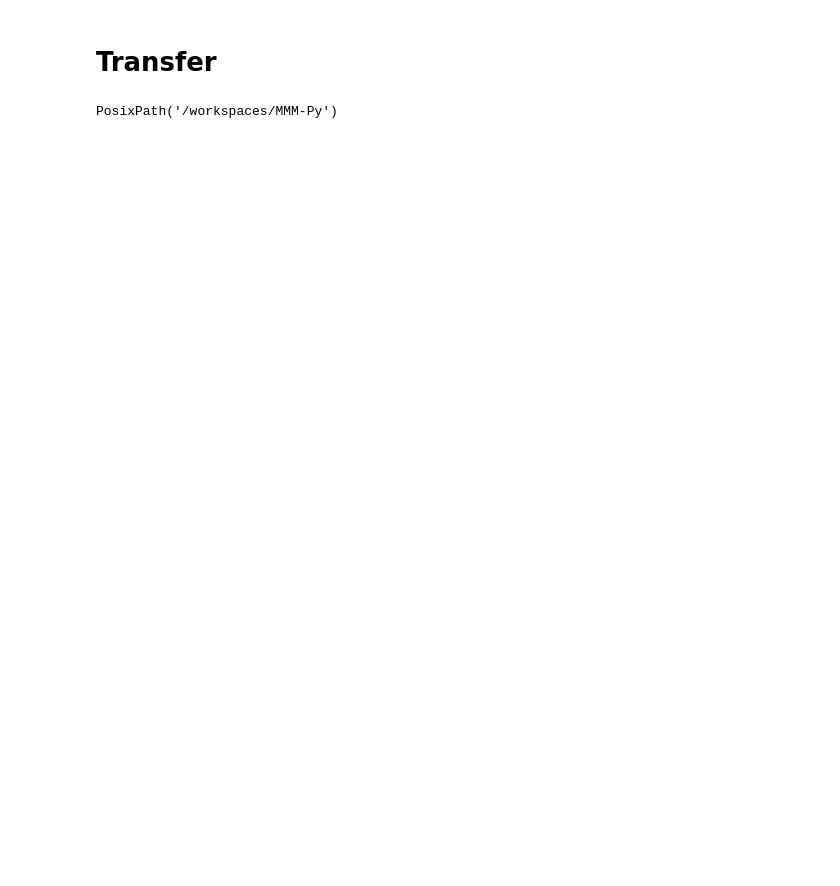
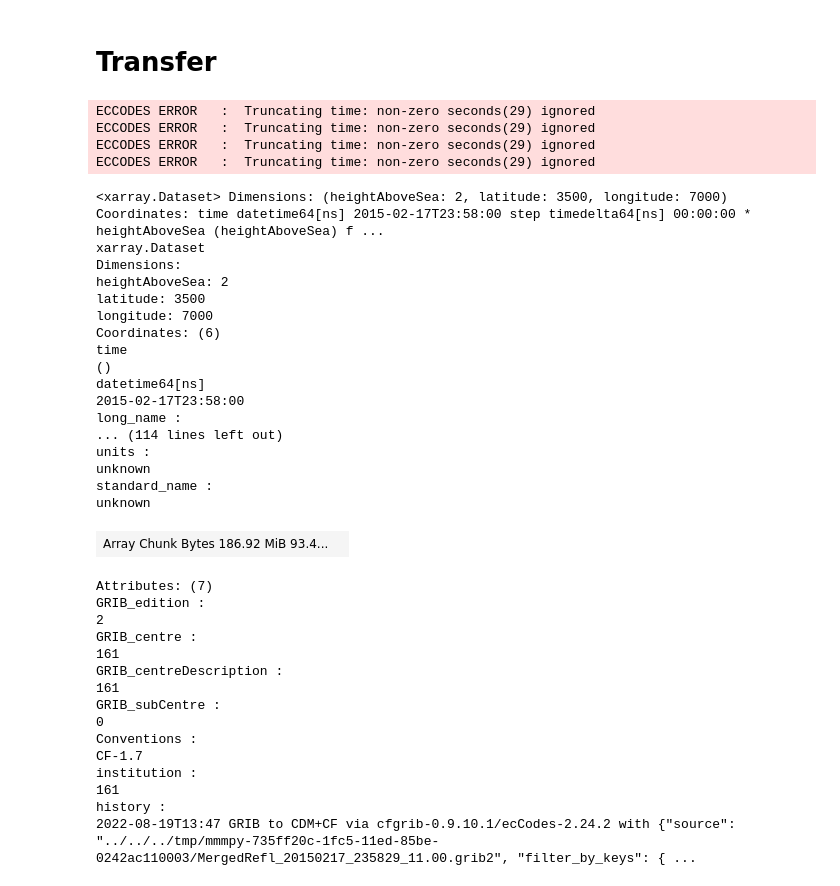
Before and after one commit to leaver2000/MMM-Py, a Jupyter notebook: notebooks/mmmpy-transfer.ipynb, the cells around one changed output. Cells and saved outputs as stored; diff of their text form; code cells hidden in the pictures; blank space fills up the shorter version.

```diff
--- a/notebooks/mmmpy-transfer.ipynb
+++ b/notebooks/mmmpy-transfer.ipynb
@@ -6,14 +6,55 @@
 # %%
 import os
 from pathlib import Path
 from typing import Iterable
 
 import xarray as xr
 
 import mmmpy
 
 
 root = Path(os.path.abspath(__name__)).parents[1]
-root
+netcdf, binary, grib = sorted(root.glob("data/*.zip"))
+with mmmpy.io.unzip(netcdf) as f:
+    mrmsn4 = mmmpy.io.read_mrms(f, engine="netcdf4")
+with mmmpy.io.unzip(grib) as f:
+    mrmsgrib = mmmpy.io.read_mrms(f, engine="cfgrib")
+mrmsgrib
 # %% [output]
-PosixPath('/workspaces/MMM-Py')
+ECCODES ERROR   :  Truncating time: non-zero seconds(29) ignored
+ECCODES ERROR   :  Truncating time: non-zero seconds(29) ignored
+ECCODES ERROR   :  Truncating time: non-zero seconds(29) ignored
+ECCODES ERROR   :  Truncating time: non-zero seconds(29) ignored
+<xarray.Dataset> Dimensions: (heightAboveSea: 2, latitude: 3500, longitude: 7000) Coordinates: time datetime64[ns] 2015-02-17T23:58:00 step timedelta64[ns] 00:00:00 * heightAboveSea (heightAboveSea) f ...
+xarray.Dataset
+Dimensions:
+heightAboveSea: 2
+latitude: 3500
+longitude: 7000
+Coordinates: (6)
+time
+()
+datetime64[ns]
+2015-02-17T23:58:00
+long_name :
+... (114 lines left out)
+units :
+unknown
+standard_name :
+unknown
+| Array Chunk Bytes 186.92 MiB 93.4... |  |
+Attributes: (7)
+GRIB_edition :
+2
+GRIB_centre :
+161
+GRIB_centreDescription :
+161
+GRIB_subCentre :
+0
+Conventions :
+CF-1.7
+institution :
+161
+history :
+2022-08-19T13:47 GRIB to CDM+CF via cfgrib-0.9.10.1/ecCodes-2.24.2 with {"source": "../../../tmp/mmmpy-735ff20c-1fc5-11ed-85be-0242ac110003/MergedRefl_20150217_235829_11.00.grib2", "filter_by_keys": { ...
```
Also changed, not shown: parts of 9 cells of this notebook, 3 other files.
